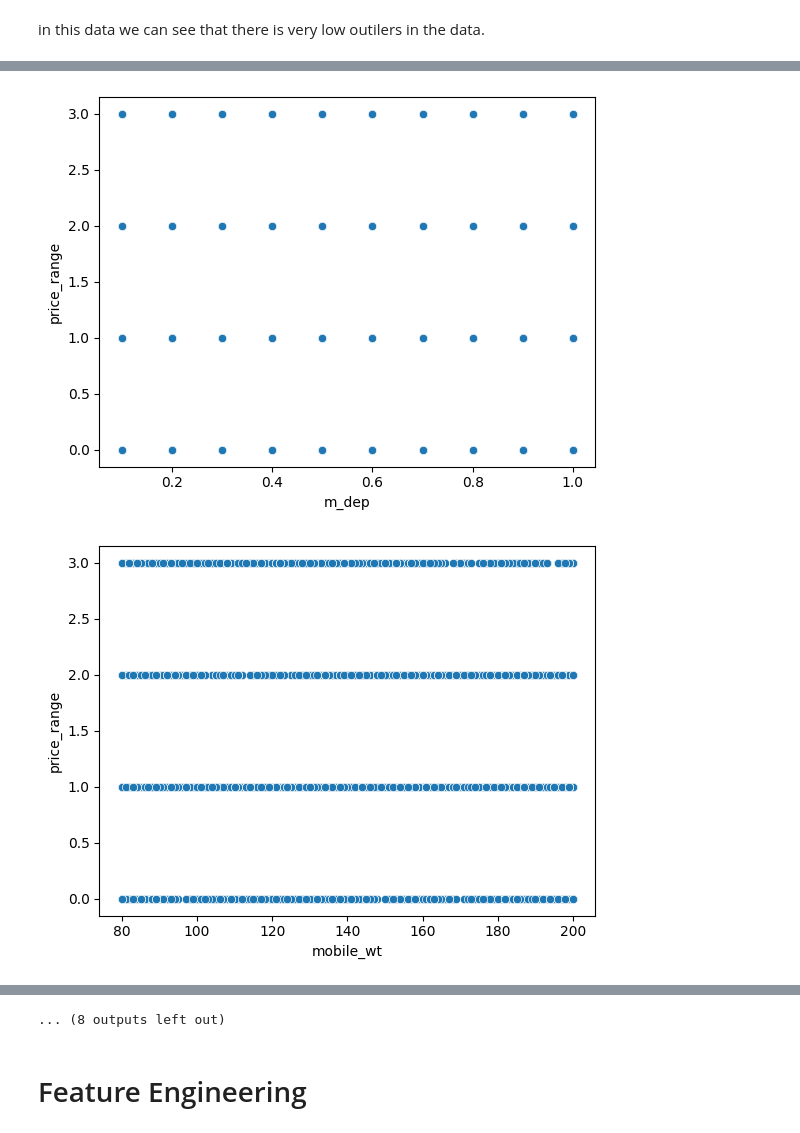
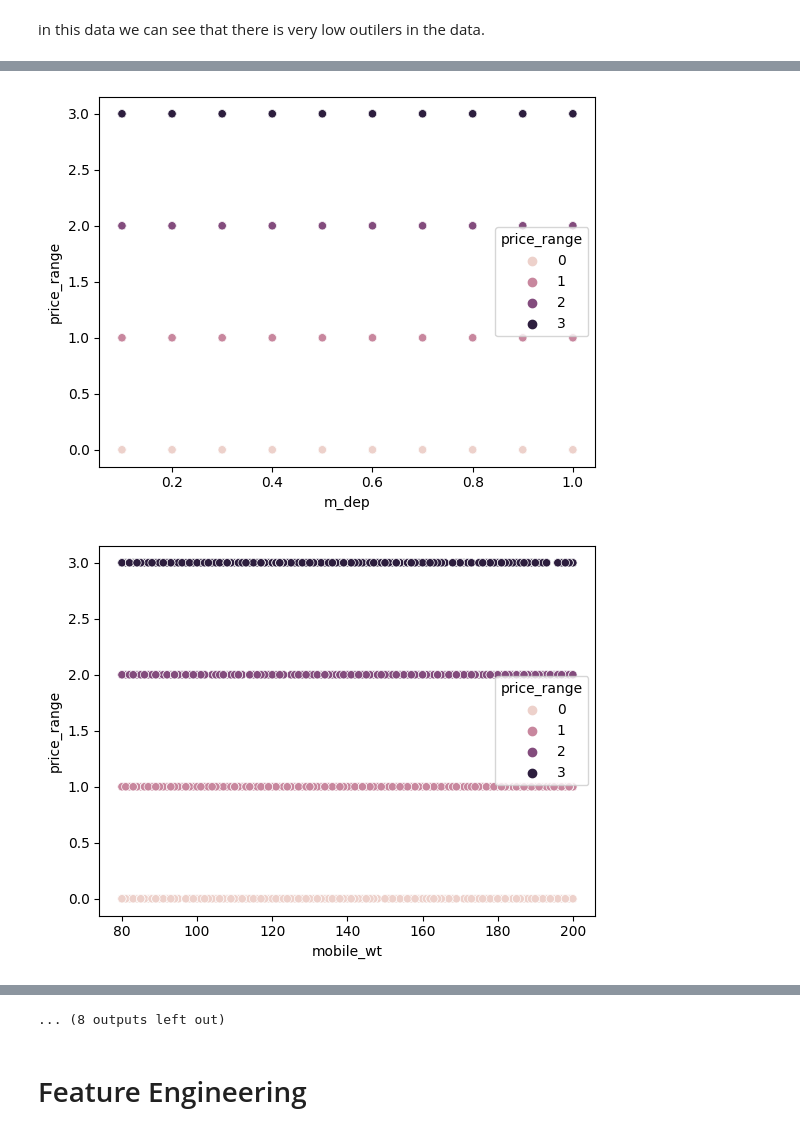
Before and after one commit to datawithkhushboo/Mobile-Range-Price-Prediction, a Jupyter notebook: Mobile_Price_Range_Prediction.ipynb, the cells around one changed output, grey strips where cells are left out. Cells and saved outputs as stored; diff of their text form; code cells hidden in the pictures.

```diff
--- a/Mobile_Price_Range_Prediction.ipynb
+++ b/Mobile_Price_Range_Prediction.ipynb
@@ -267,0 +294,6 @@ plt.show()
+# %%
+#checking outliers
+for i in (df.describe().columns[:-1]):
+  sns.scatterplot(df,x=range(len(df[i])),y=np.sort(df[i]),hue='price_range')
+  plt.title(i+' distribution')
+  plt.show()
@@ -268,7 +314,8 @@ plt.show()
 # %% [markdown]
 in this data we can see that there is very low outilers in the data.
 # %%
- for i in df.describe().columns[:-1]:
-   sns.scatterplot(df,x=i,y=df.describe().columns[-1])
+#Checked the relationship between independent and dependent variable.
+for i in df.describe().columns[:-1]:
+   sns.scatterplot(df,x=i,y=df.describe().columns[-1],hue='price_range')
    plt.show()
 # %% [output]
@@ -282,2 +329,2 @@ in this data we can see that there is very low outilers in the data.
-[figure, old version]
+[figure, new version]
-[figure, old version]
+[figure, new version]
```
Also changed, not shown: parts of 149 cells of this notebook.
